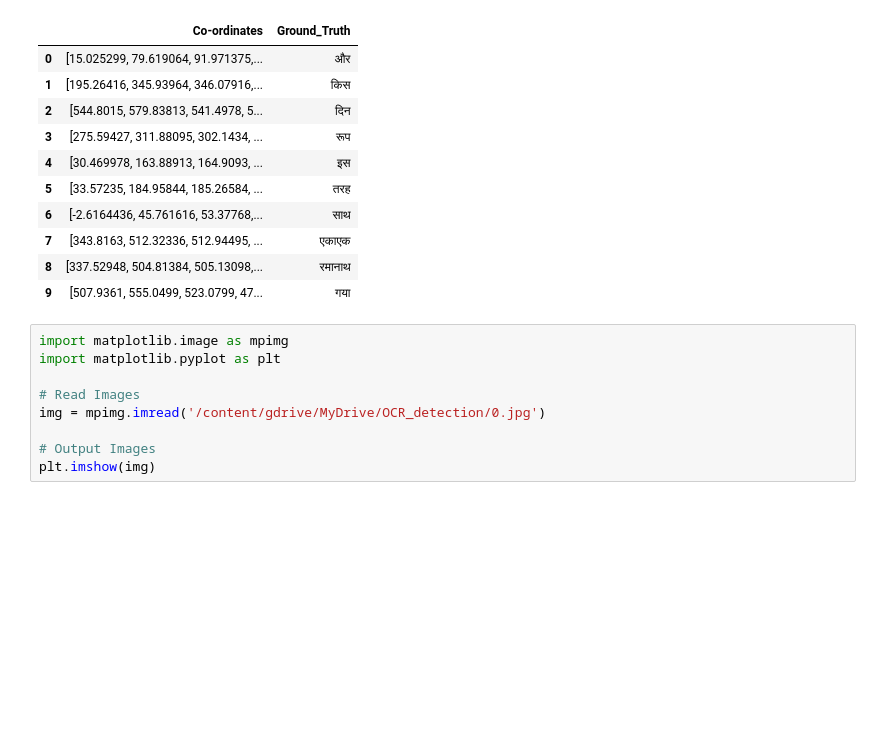
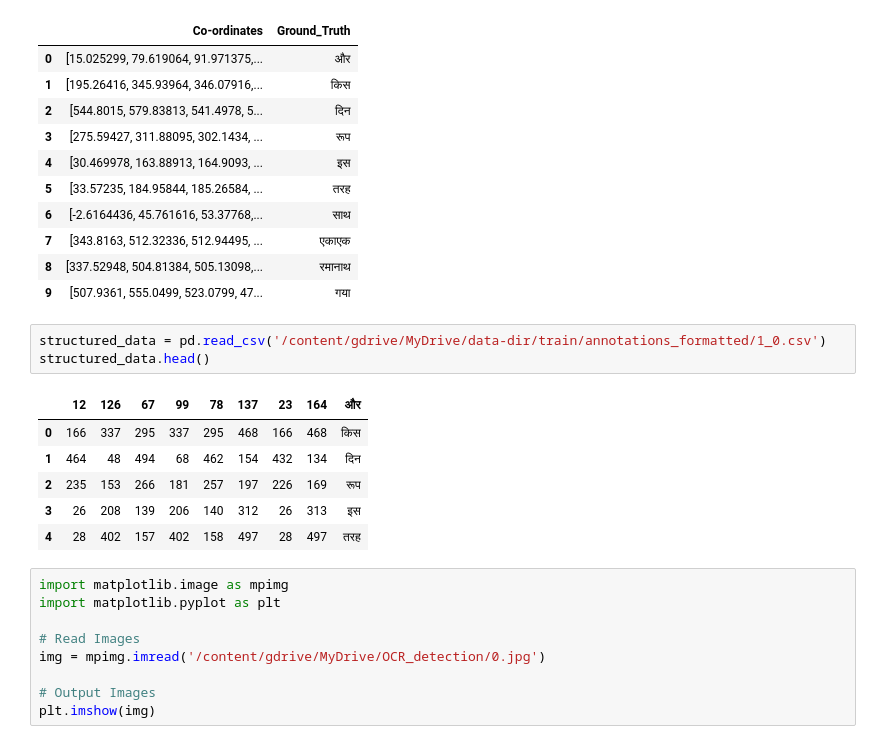
Before and after one commit to DIST-projects/Optical-Character-Recogniser-and-Translator, a Jupyter notebook: Srijeyarankesh/OCR_Project.ipynb, the cells around one changed output. Saved outputs shown, nothing was run; the diff lists cells and outputs as text; blank space fills up the shorter version.

```diff
--- a/Srijeyarankesh/OCR_Project.ipynb
+++ b/Srijeyarankesh/OCR_Project.ipynb
@@ -215,6 +172,16 @@ df
 | 7 | [343.8163, 512.32336, 512.94495, ... | एकाएक |
 | 8 | [337.52948, 504.81384, 505.13098,... | रमानाथ |
 | 9 | [507.9361, 555.0499, 523.0799, 47... | गया |
+# %%
+structured_data = pd.read_csv('/content/gdrive/MyDrive/data-dir/train/annotations_formatted/1_0.csv')
+structured_data.head()
+# %% [output]
+|  | 12 | 126 | 67 | 99 | 78 | 137 | 23 | 164 | और |
+| 0 | 166 | 337 | 295 | 337 | 295 | 468 | 166 | 468 | किस |
+| 1 | 464 | 48 | 494 | 68 | 462 | 154 | 432 | 134 | दिन |
+| 2 | 235 | 153 | 266 | 181 | 257 | 197 | 226 | 169 | रूप |
+| 3 | 26 | 208 | 139 | 206 | 140 | 312 | 26 | 313 | इस |
+| 4 | 28 | 402 | 157 | 402 | 158 | 497 | 28 | 497 | तरह |
 # %%
 import matplotlib.image as mpimg
 import matplotlib.pyplot as plt
```
Also changed, not shown: parts of 15 cells of this notebook, 9 other files.
